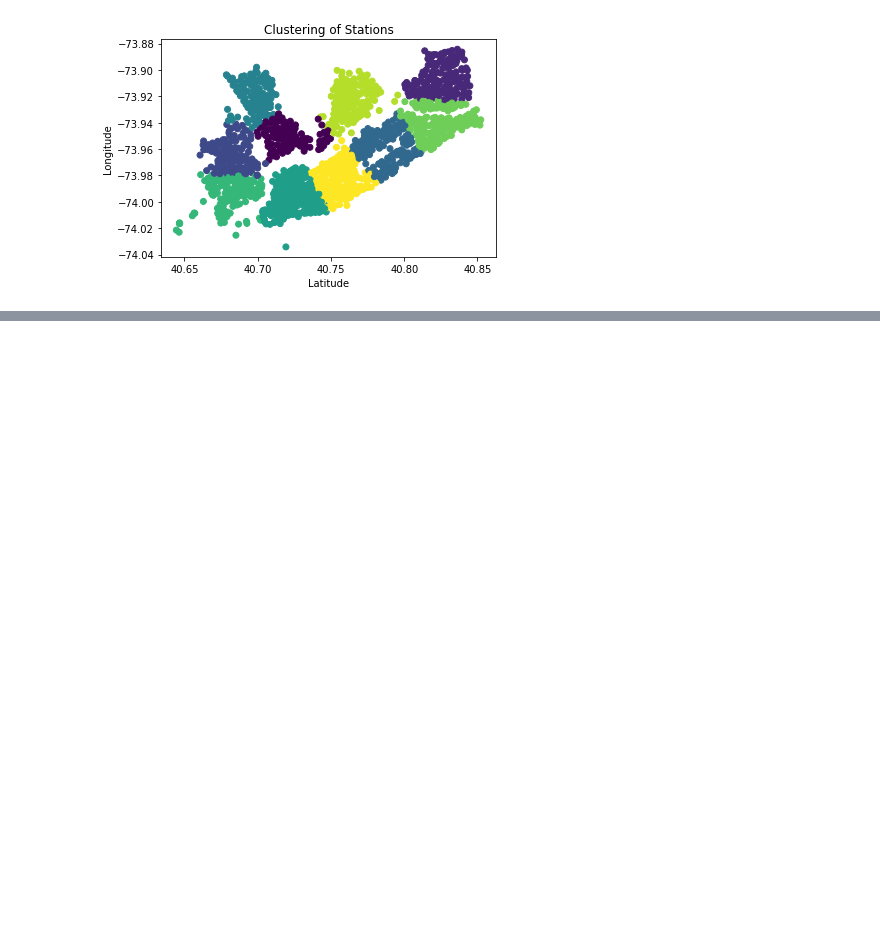
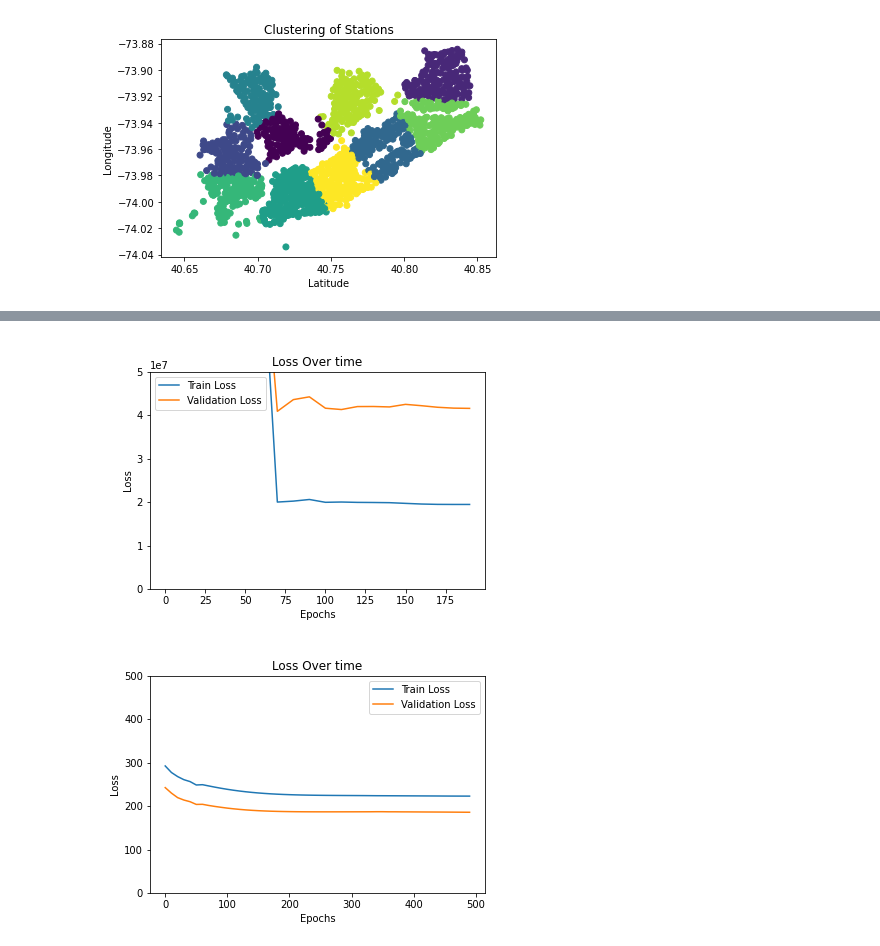
Before and after one commit to RyanW124/A-Deep-Learning-Approach-to-Predict-the-Number-of-Bikes-a-Bike-Sharing-Company-Repairs, a Jupyter notebook: Code/main.ipynb, the cells around one changed output, grey strips where cells are left out. Saved outputs shown, nothing was run; the diff lists cells and outputs as text; code cells hidden in the pictures; blank space fills up the shorter version.

```diff
--- a/Code/main.ipynb
+++ b/Code/main.ipynb
@@ -142,0 +132,32 @@ plt.show()
+# %%
+xx, y, y2 = data
+x = []
+for i in xx:
+    x.append(i[:2]+[sum(i[2:12])]+i[12:])
+x, y, y2 = torch.tensor(x).float(), torch.tensor(y).float(), torch.tensor(y2).float()
+x_train2, x_test2, y_train2, y_test2, y2_train2, y2_test2 = train_test_split(x, y, y2, random_state=seed_num)
+x_train2, x_val2, y_train2, y_val2, y2_train2, y2_val2 = train_test_split(x_train2, y_train2, y2_train2, random_state=seed_num)
+repair2 = NN(len(x_train2[0]), len(y_train2[0]), [10]*10)
+file = '../Data/repair2.pt'
+if isfile(file):
+    img = Image(filename='../Graphs/Repair2.png')
+    display(img)
+    repair2.load_state_dict(torch.load(file))
+    repair2.eval()
+else:
+    repair2.learn((x_train2, y_train2), (x_val2, y_val2), file='../Graphs/Repair2', ylim=5e7, epochs=200)
+    torch.save(repair2.state_dict(), file)
+
+demand2 = NN(len(x_train2[0]), len(y2_train2[0]), [10] * 20)
+file = '../Data/demand2.pt'
+if isfile(file):
+    img = Image(filename='../Graphs/Demand2.png')
+    display(img)
+    demand2.load_state_dict(torch.load(file))
+    demand2.eval()
+else:
+    demand2.learn((x_train2, y2_train2), (x_val2, y2_val2), file='../Graphs/Demand2', ylim=500, epochs=500)
+    torch.save(demand2.state_dict(), file)
+# %% [output]
+[figure, added]
+[figure, added]
```
Also changed, not shown: parts of 4 cells of this notebook, 15 other files.
